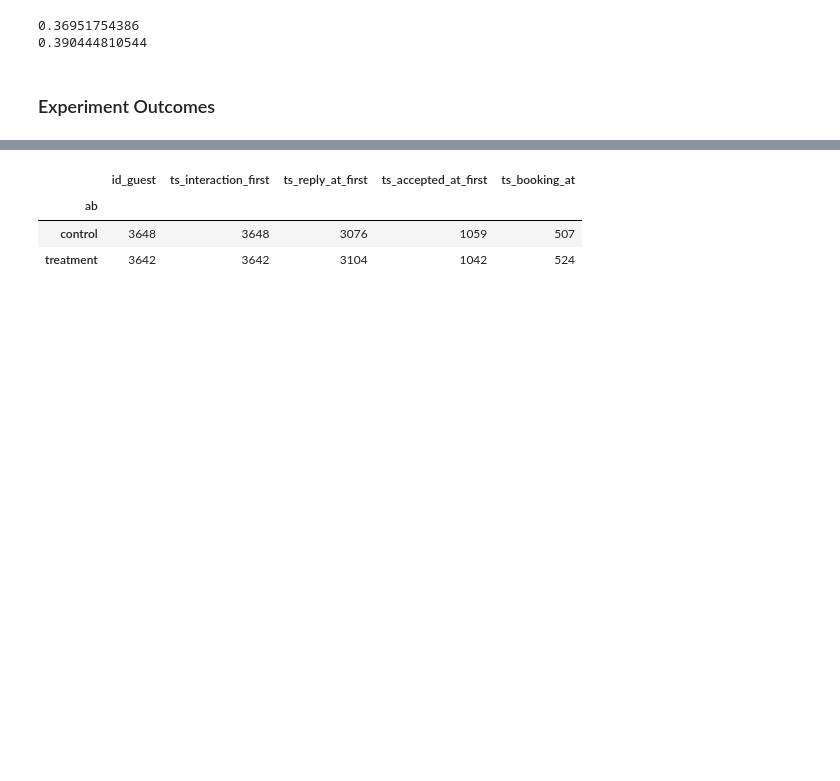
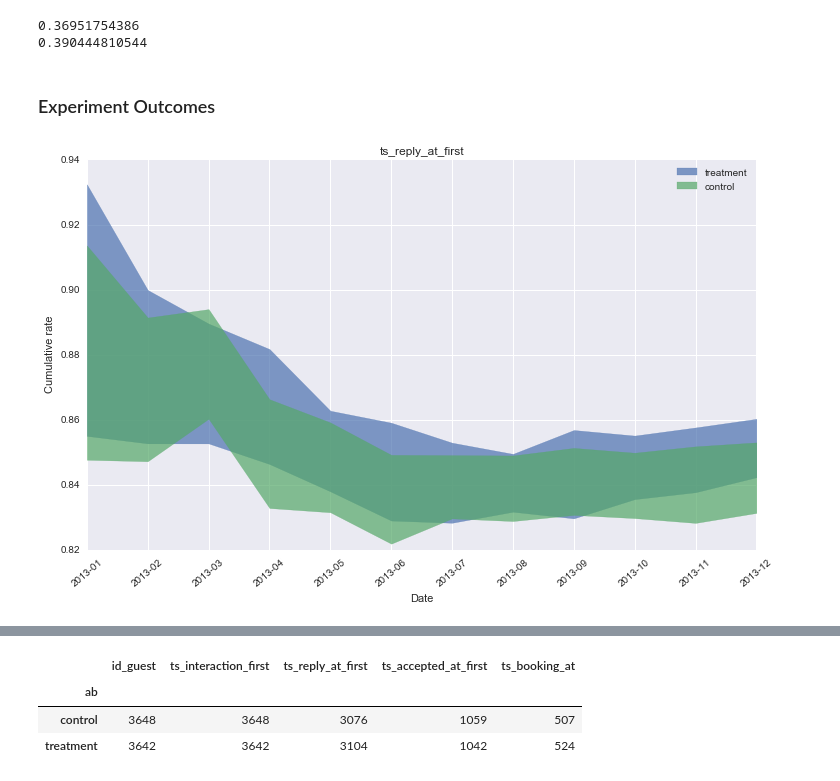
Before and after one commit to agtsai/Notebooks, a Jupyter notebook: 2016_02_15 Airbnb.ipynb, the cells around one changed output, grey strips where cells are left out. Cells and saved outputs as stored; diff of their text form; code cells hidden in the pictures; blank space fills up the shorter version.

Commit message:
Now with graphs

```diff
--- a/2016_02_15 Airbnb.ipynb
+++ b/2016_02_15 Airbnb.ipynb
@@ -243,0 +246,6 @@ print 1422.0 / 3642
+# %%
+control_bootstrap = bootstrap(contact_data[control_idx].reset_index(drop=True), number_of_samples=100)
+treatment_bootstrap = bootstrap(contact_data[treatment_idx].reset_index(drop=True), number_of_samples=100)
+control_sample_stats = get_conf_intervals(control_bootstrap, label='control')
+treatment_sample_stats = get_conf_intervals(treatment_bootstrap, label='treatment')
+ci = pd.concat([control_sample_stats, treatment_sample_stats], axis=0).reset_index(drop=True)
@@ -243,0 +269,45 @@ print 1422.0 / 3642
+# %%
+graph_data = pd.concat(monthly_stats, axis=0).sort_values(by='month', ascending=True)
+# %%
+base = ['ts_reply_at_first', 'ts_accepted_at_first', 'ts_booking_at']
+bounds = ['05', 'mean', '95']
+keys = ["{}_{}".format(i, j) for i in base for j in bounds]
+
+# for k in keys:
+#     graph_data["{}_rate".format(k)] = graph_data["{}_mean".format(k)] / graph_data['ts_interaction_first_mean']
+
+for k in keys:
+    graph_data["{}_rate".format(k)] = graph_data[k] / graph_data['ts_interaction_first_mean']
+# %%
+def plot_metric(data, metric_name):
+    control_idx = graph_data['cell'] == 'control'
+    treatment_idx = graph_data['cell'] == 'treatment'
+    control = graph_data[control_idx].set_index('month')
+    treatment = graph_data[treatment_idx].set_index('month')
+
+    x = np.arange(0, 12, 1)
+    fig, ax1 = plt.subplots()
+    fig.set_size_inches(12, 7)
+    ax1.fill_between(x,
+                     treatment["{}_05_rate".format(metric_name)],
+                     treatment["{}_95_rate".format(metric_name)],
+                     alpha=0.7,
+                     color=current_palette[0],
+                     label='treatment')
+    ax1.fill_between(x,
+                     control["{}_05_rate".format(metric_name)],
+                     control["{}_95_rate".format(metric_name)],
+                     alpha=0.7,
+                     color=current_palette[1],
+                     label='control')
+
+    plt.xticks(x, control.index, rotation=40)
+    ax1.set_xlim([0,11])
+    plt.title(metric_name)
+    plt.xlabel('Date')
+    plt.ylabel(' Cumulative rate')
+    plt.legend()
+
+plot_metric(graph_data, 'ts_reply_at_first')
+# %% [output]
+[figure, added]
```
Also changed, not shown: parts of 11 cells of this notebook.
